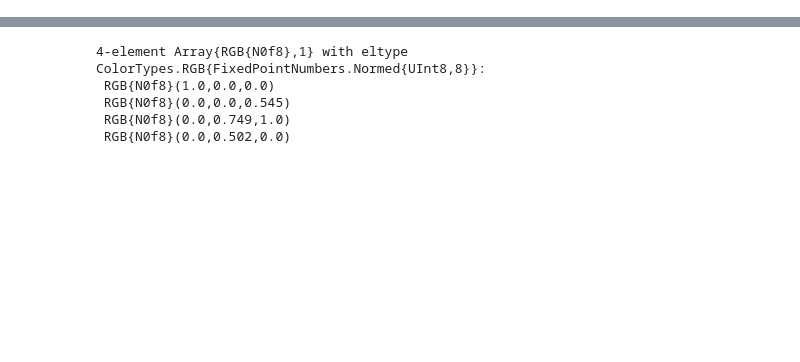
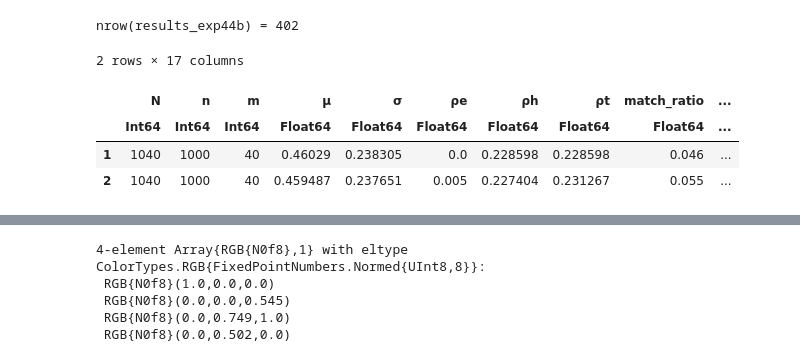
Before and after one commit to flixpar/phantom-alignment-strength, a Jupyter notebook: experiment_4_4/experiment44.ipynb, the cells around one changed output, grey strips where cells are left out. Cells and saved outputs as stored; diff of their text form; code cells hidden in the pictures; blank space fills up the shorter version.

```diff
--- a/experiment_4_4/experiment44.ipynb
+++ b/experiment_4_4/experiment44.ipynb
@@ -18,7 +19,7 @@ fns_a = glob("*.csv", "../../../../results/2020-11-01/experiment44a/")
 dfs_a = [DataFrame(CSV.File(fn)) for fn in fns_a]
 results_exp44a = vcat(dfs_a...);
 # %%
-fns_b = glob("*.csv", "../../../../results/2020-11-01/experiment44b/")
+fns_b = glob("*.csv", "../results/experiment_4_4b/")
 dfs_b = [DataFrame(CSV.File(fn)) for fn in fns_b]
 results_exp44b = vcat(dfs_b...);
 # %%
@@ -54,2 +54,12 @@ nrow(results_exp44a) = 41
+# %%
+@show nrow(results_exp44b)
+first(results_exp44b, 2)
+# %% [output]
+nrow(results_exp44b) = 402
+2 rows × 17 columns
+|  | N | n | m | μ | σ | ρe | ρh | ρt | match_ratio | ... |
+|  | Int64 | Int64 | Int64 | Float64 | Float64 | Float64 | Float64 | Float64 | Float64 | ... |
+| 1 | 1040 | 1000 | 40 | 0.46029 | 0.238305 | 0.0 | 0.228598 | 0.228598 | 0.046 | ... |
+| 2 | 1040 | 1000 | 40 | 0.459487 | 0.237651 | 0.005 | 0.227404 | 0.231267 | 0.055 | ... |
 # %%
 @show nrow(results_exp44c)
```
Also changed, not shown: parts of 19 cells of this notebook.
